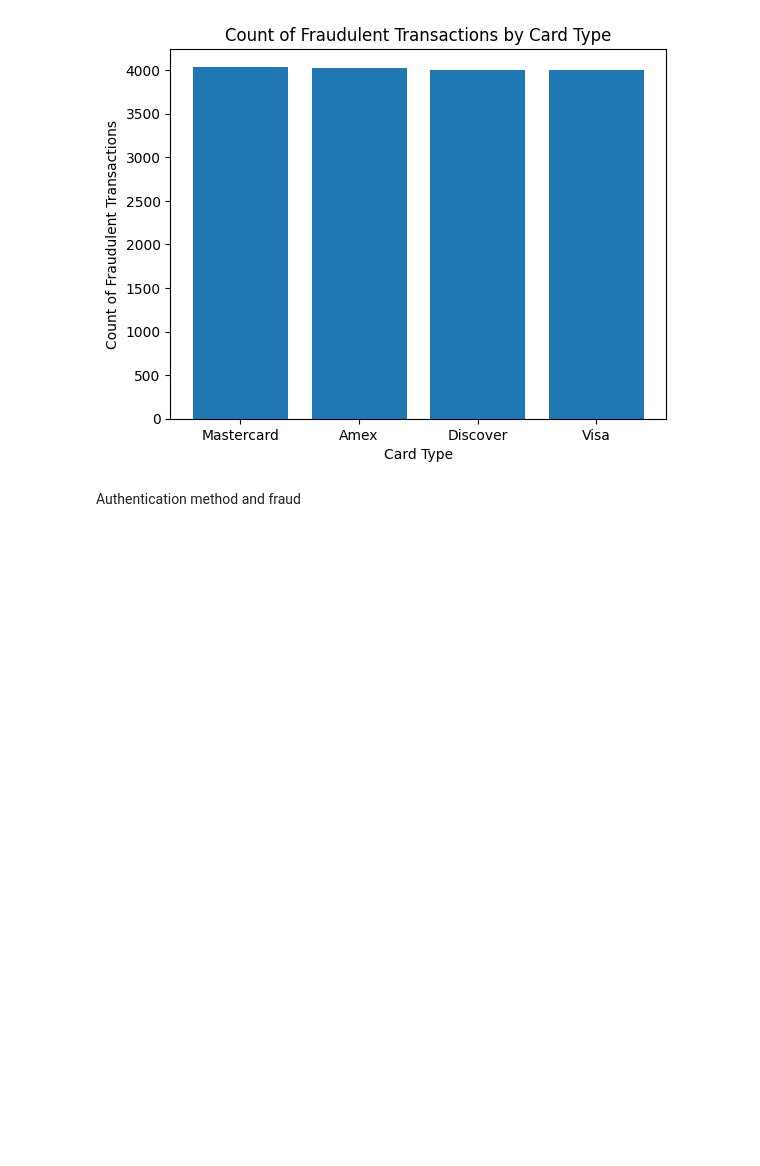
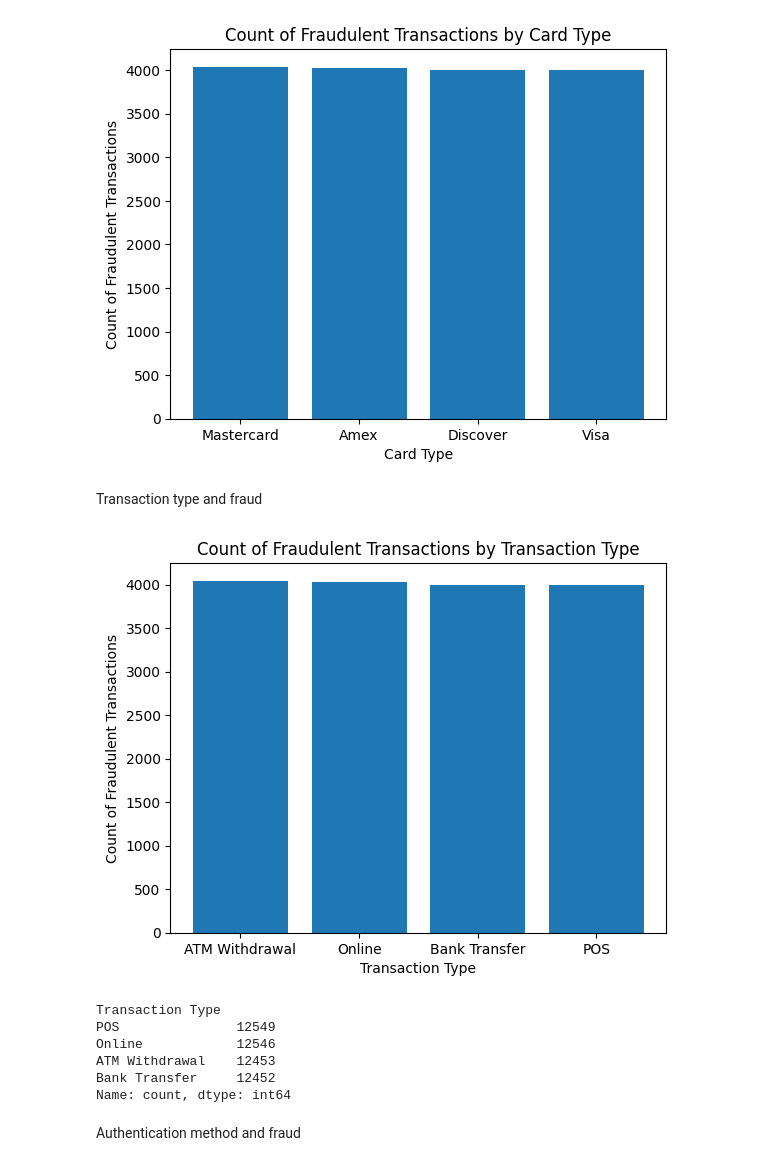
Before and after one commit to adambueno/fraudDetection, a Jupyter notebook: fraudDetection.ipynb, the cells around one changed output. Drawn from its saved outputs; the diff is of its cells as text; code cells hidden in the pictures; blank space fills up the shorter version.

```diff
--- a/fraudDetection.ipynb
+++ b/fraudDetection.ipynb
@@ -396,6 +433,25 @@ plt.title('Count of Fraudulent Transactions by Card Type')
 plt.show()
 # %% [output]
 [figure]
+# %% [markdown]
+Transaction type and fraud
+# %%
+fraudulent_trans_counts = fraud_df[fraud_df['Fraud Label'] == 1]['Transaction Type'].value_counts()
+
+plt.bar(fraudulent_trans_counts.index, fraudulent_trans_counts.values)
+plt.xlabel('Transaction Type')
+plt.ylabel('Count of Fraudulent Transactions')
+plt.title('Count of Fraudulent Transactions by Transaction Type')
+plt.show()
+print(fraud_df['Transaction Type'].value_counts())
+# %% [output]
+[figure, added]
+Transaction Type
+POS               12549
+Online            12546
+ATM Withdrawal    12453
+Bank Transfer     12452
+Name: count, dtype: int64
 # %% [markdown]
 Authentication method and fraud
 # %%
```
Also changed, not shown: parts of 8 cells of this notebook.
